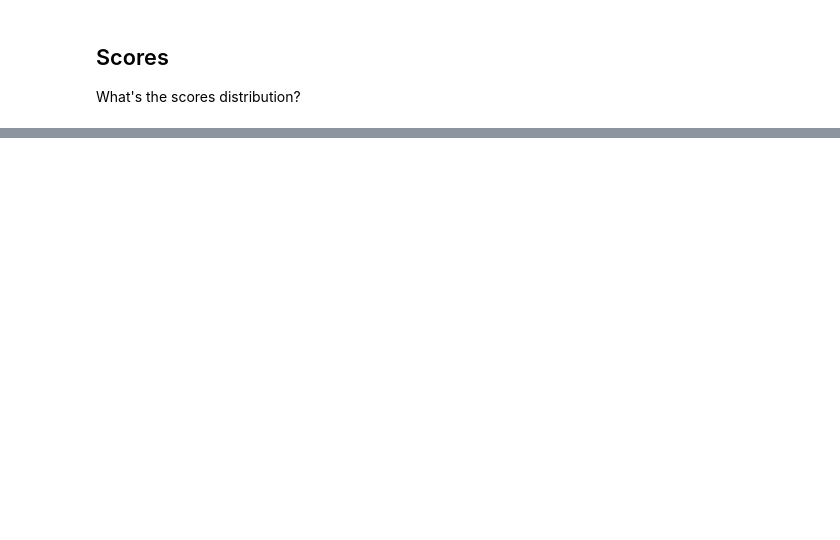
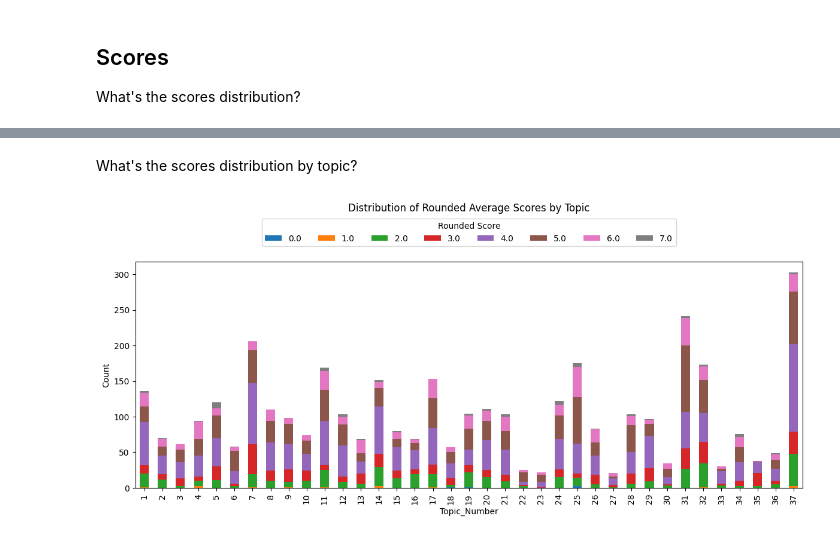
Before and after one commit to hernangm/ML_Abstracts, a Jupyter notebook: notebooks/ExploratoryDataAnalysis.ipynb, the cells around one changed output, grey strips where cells are left out. Saved outputs shown, nothing was run; the diff lists cells and outputs as text; code cells hidden in the pictures; blank space fills up the shorter version.

```diff
--- a/notebooks/ExploratoryDataAnalysis.ipynb
+++ b/notebooks/ExploratoryDataAnalysis.ipynb
@@ -91,0 +95,14 @@ plt.show()
+# %% [markdown]
+What's the scores distribution by topic?
+# %%
+df['Topic_Number'] = df['Topic_1'].str[:2].astype(int)
+
+topic_score_counts = df.groupby(["Topic_Number", 'rounded_score']).size().unstack(fill_value=0)
+
+ax = topic_score_counts.plot(kind='bar', stacked=True, figsize=(12, 6))
+plt.title('Distribution of Rounded Average Scores by Topic', y=1.2)
+plt.legend(title='Rounded Score', bbox_to_anchor=(0.5, 1.05), loc='lower center', ncol=len(topic_score_counts.columns))
+plt.tight_layout(rect=[0, 0, 1, 0.95])
+plt.show()
+# %% [output]
+[figure, added]
```
Also changed, not shown: parts of 6 cells of this notebook, 2 other files.
